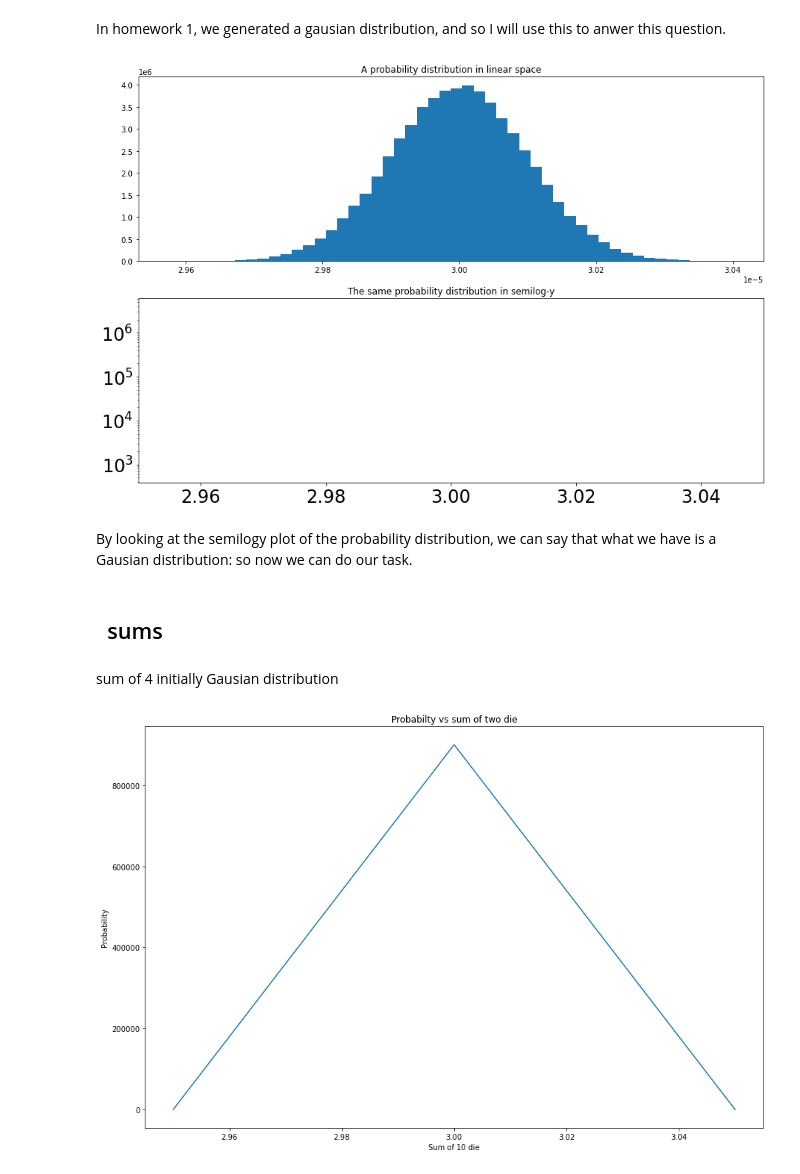
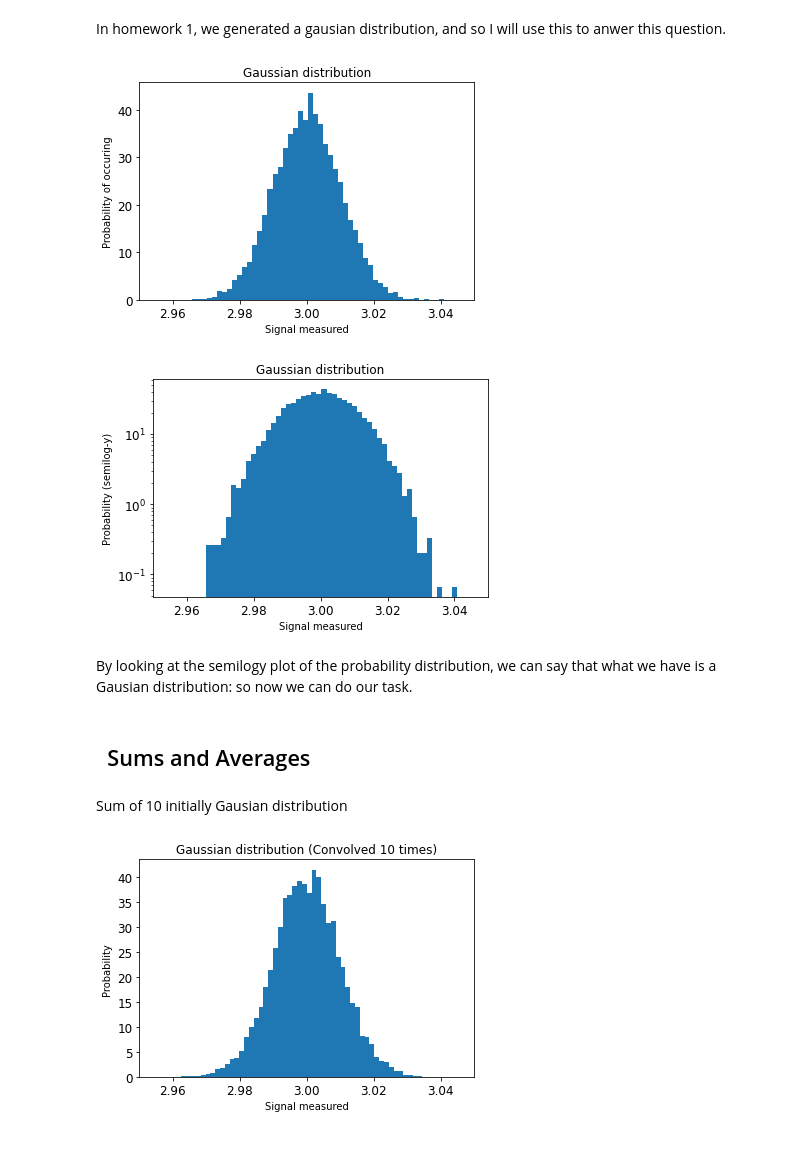
Before and after one commit to MinniVan/PHYS-434, a Jupyter notebook: homework_2.ipynb, the cells around one changed output. Saved outputs shown, nothing was run; the diff lists cells and outputs as text; code cells hidden in the pictures; blank space fills up the shorter version.

```diff
--- a/homework_2.ipynb
+++ b/homework_2.ipynb
@@ -98,32 +98,38 @@ When we plot the convoluted distribution in a semi-ylog plot, we get what looks
 # %% [markdown]
 In homework 1, we generated a gausian distribution, and so I will use this to anwer this question.
 # %%
-plt.rcParams["figure.figsize"] = (15,10)
-
-d = stats.norm.rvs(loc = 3.0, scale = 0.01, size = 100000)/100000
-
-fig, (ax1, ax2)  = plt.subplots(2)
-ax1.hist(d,50, density=True)
-ax1.set_title('A probability distribution in linear space')
-plt.tick_params(labelsize = 24)
-plt.xlim([2.95,3.05])
-x = np.linspace(2.95,3.05,1000)
-# ax.plot(x,stats.norm.pdf(x,loc = 3., scale = 0.01),linewidth = 8,alpha = 0.7)
 
 
-ax2 = plt.hist(d,50, density=True)
+d = stats.norm.rvs(loc = 3.0, scale = 0.01, size = 10000)
 
-plt.yscale('log')
-plt.tick_params(labelsize = 24)
-plt.title('The same probability distribution in semilog-y')
+
+
+fig, ax = plt.subplots(1)
+ax.hist(d,50, density=True)
+plt.tick_params(labelsize = 12)
 plt.xlim([2.95,3.05])
+x = np.linspace(2.95,3.05,10000)
+plt.xlabel("Signal measured")
+plt.ylabel("Probability of occuring")
+plt.title("Gaussian distribution")
 plt.show()
 # %% [output]
-[figure, old version]
+[figure, new version]
-# %% [markdown]
-By looking at the semilogy plot of the probability distribution, we can say that what we have is a Gausian distribution: so now we can do our task.
+# %%
+ax = plt.hist(d,50, density=True)
+plt.yscale('log')
+plt.tick_params(labelsize = 12)
+plt.xlim([2.95,3.05])
+plt.xlabel("Signal measured")
+plt.ylabel("Probability (semilog-y)")
+plt.title("Gaussian distribution")
+plt.show()
+# %% [output]
+[figure, added]
+# %% [markdown]
+By looking at the semilogy plot of the probability distribution, we can say that what we have is a Gausian distribution: so now we can do our task.
 # %% [markdown]
-## &nbsp; sums
+## &nbsp; Sums and Averages
 # %% [markdown]
-sum of 4 initially Gausian distribution
+Sum of 10 initially Gausian distribution
 # %%
@@ -133,11 +139,12 @@ for i in range(1):
 # %%
-# need to fix x axis
-
-x = np.linspace(2.95,3.05,len(convolved_sum_Gausian))
-plt.step(x, y = convolved_sum_Gausian, where='post', label='post')
-plt.title('Probabilty vs sum of two die')
-plt.ylabel('Probability')
-plt.xlabel('Sum of 10 die')
+fig, ax = plt.subplots(1, 1)
+ax.hist(convolvedBins,50, density=True)
+plt.tick_params(labelsize = 12)
+plt.xlim([2.95,3.05])
+x = np.linspace(2.95,3.05,10000)
+plt.xlabel("Signal measured")
+plt.ylabel("Probability ")
+plt.title("Gaussian distribution (Convolved 10 times)")
 plt.show()
 # %% [output]
-[figure, old version]
+[figure, new version]
```
Also changed, not shown: parts of 7 cells of this notebook, 1 other file.
